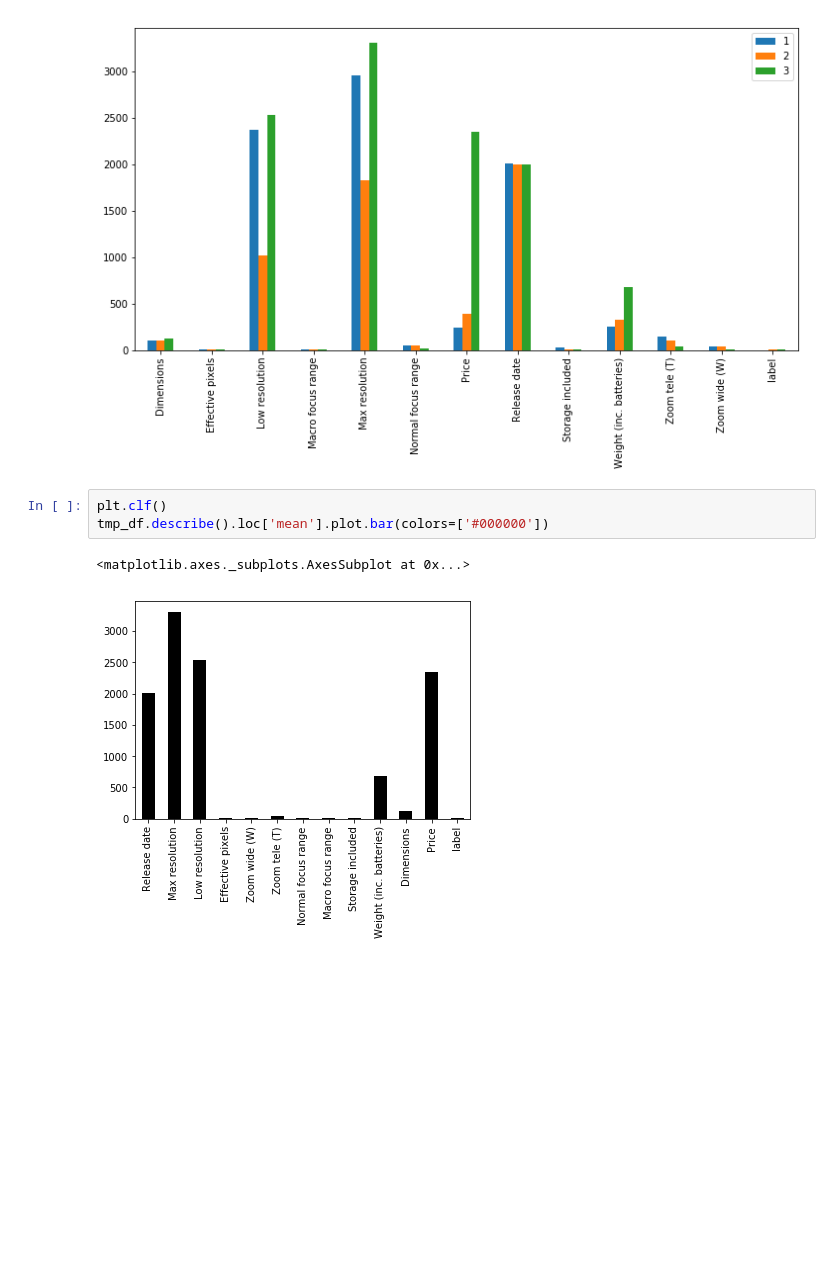
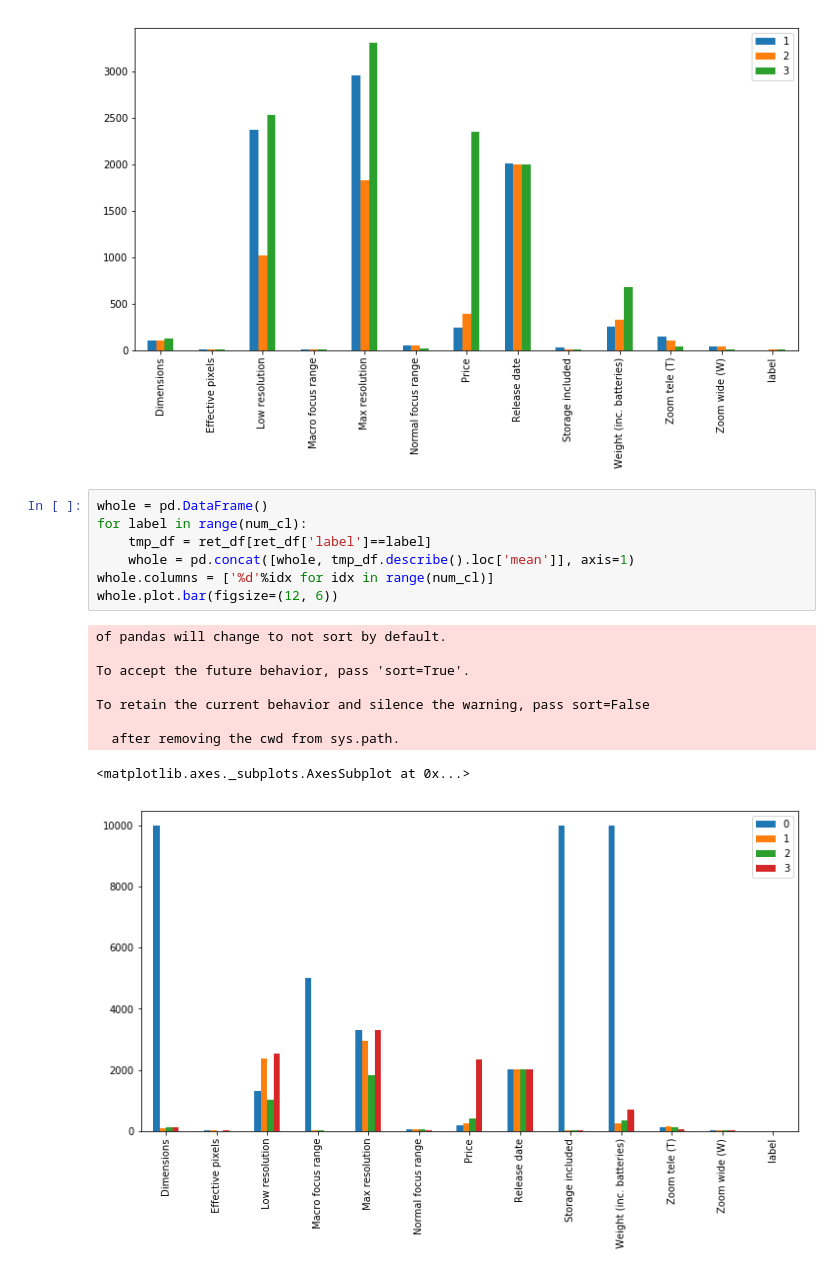
Before and after one commit to daring-board/clustering_practice, a Jupyter notebook: CameraDataClustering.ipynb, the cells around one changed output. Drawn from its saved outputs; the diff is of its cells as text; blank space fills up the shorter version.

```diff
--- a/CameraDataClustering.ipynb
+++ b/CameraDataClustering.ipynb
@@ -130,9 +130,20 @@ To retain the current behavior and silence the warning, pass sort=False
 <matplotlib.axes._subplots.AxesSubplot at 0x...>
 <Figure size 432x288 with 0 Axes>
 [figure]
-# %%
-plt.clf()
-tmp_df.describe().loc['mean'].plot.bar(colors=['#000000'])
-# %% [output]
-<matplotlib.axes._subplots.AxesSubplot at 0x...>
-[figure, removed]
+# %%
+whole = pd.DataFrame()
+for label in range(num_cl):
+    tmp_df = ret_df[ret_df['label']==label]
+    whole = pd.concat([whole, tmp_df.describe().loc['mean']], axis=1)
+whole.columns = ['%d'%idx for idx in range(num_cl)]
+whole.plot.bar(figsize=(12, 6))
+# %% [output]
+of pandas will change to not sort by default.
+
+To accept the future behavior, pass 'sort=True'.
+
+To retain the current behavior and silence the warning, pass sort=False
+
+  after removing the cwd from sys.path.
+<matplotlib.axes._subplots.AxesSubplot at 0x...>
+[figure, added]
```
